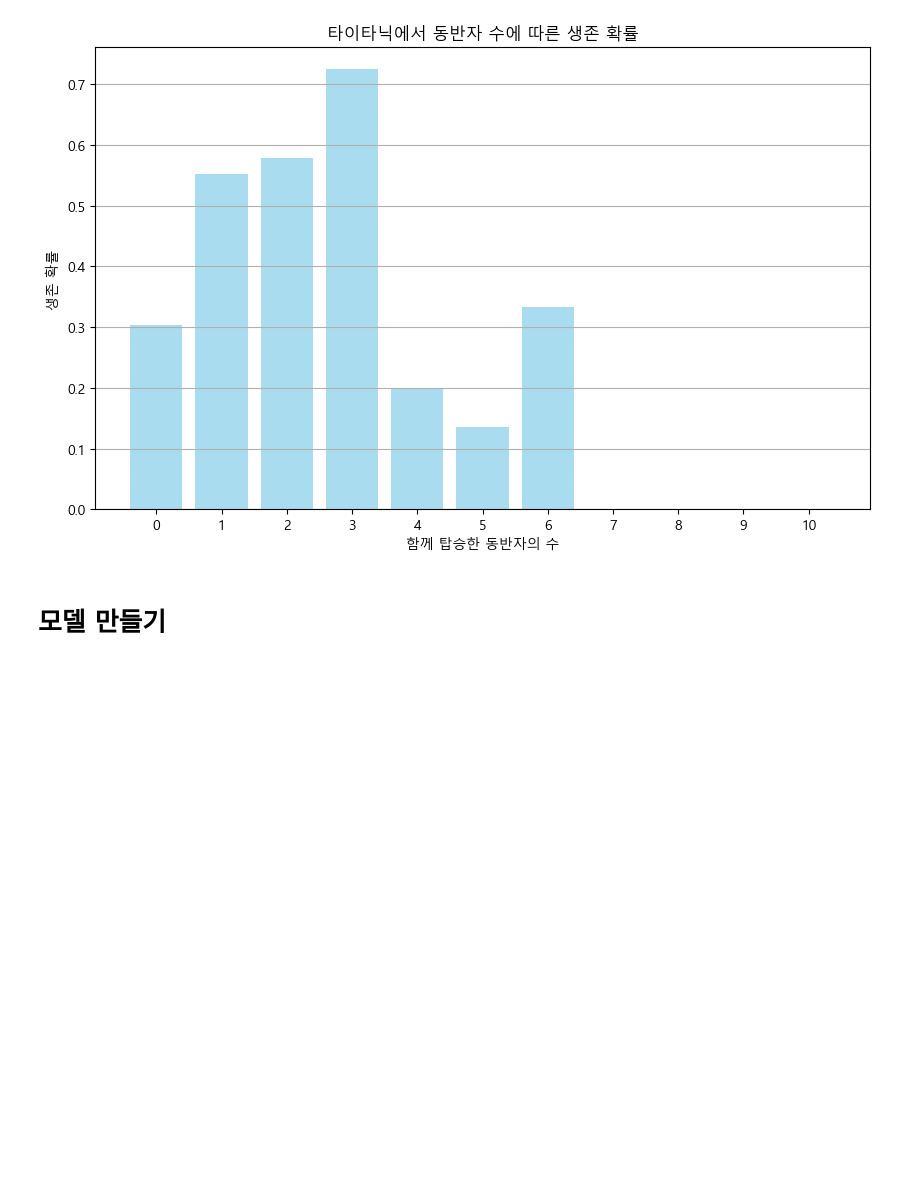
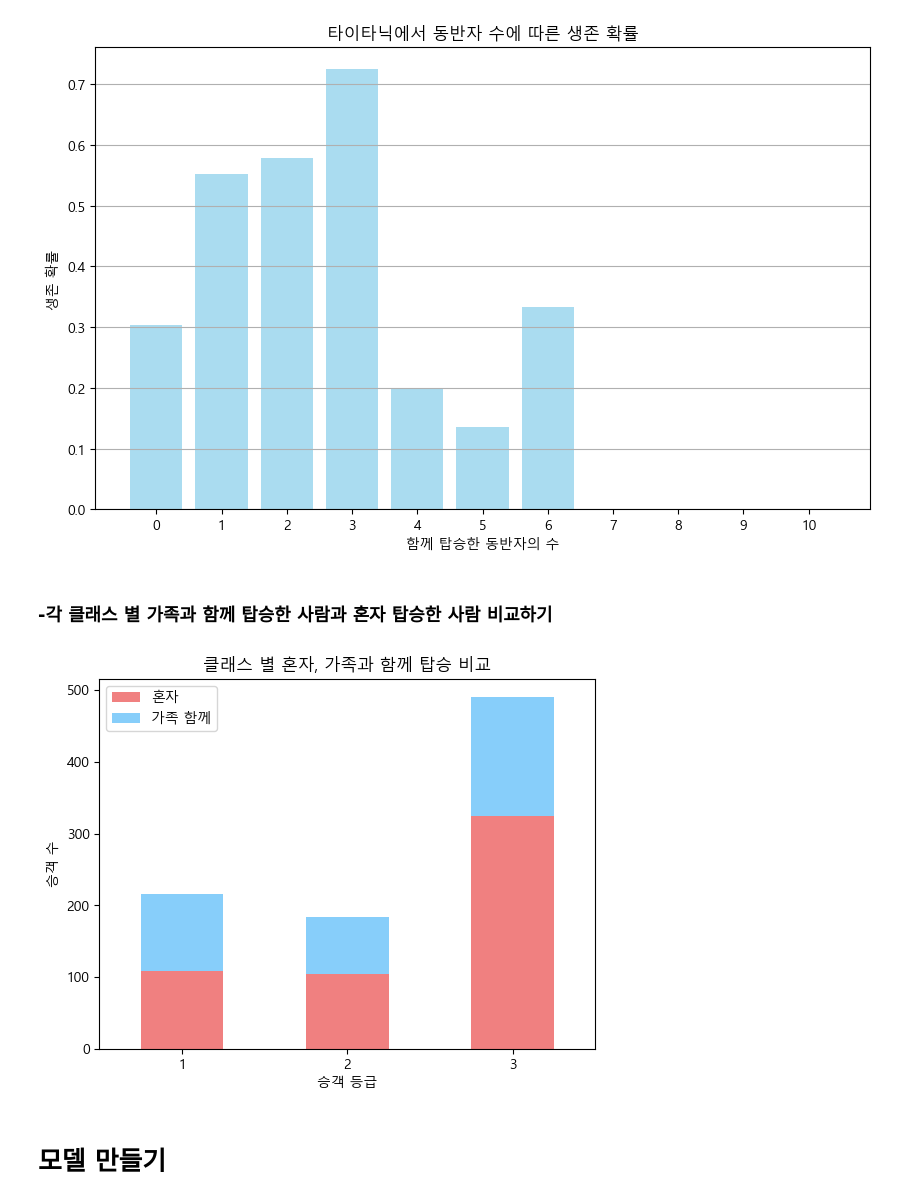
Before and after one commit to chasangho415/urban-enigma, a Jupyter notebook: assignment.ipynb, the cells around one changed output. Drawn from its saved outputs; the diff is of its cells as text; code cells hidden in the pictures; blank space fills up the shorter version.

```diff
--- a/assignment.ipynb
+++ b/assignment.ipynb
@@ -168,5 +226,23 @@ plt.grid(axis='y')
 plt.show()
 # %% [output]
 [figure]
+# %% [markdown]
+### -각 클래스 별 가족과 함께 탑승한 사람과 혼자 탑승한 사람 비교하기
+# %%
+df['family_size'] = df['family_size'].apply(lambda x: 1 if x > 0 else 0)
+
+# 클래스별 가족과 함께 또는 혼자 탑승한 사람의 수 계산
+family_counts = df.groupby(['Pclass', 'family_size']).size().unstack()
+
+# 그래프로 시각화
+family_counts.plot(kind='bar', stacked=True, color=['lightcoral', 'lightskyblue'])
+plt.title('클래스 별 혼자, 가족과 함께 탑승 비교')
+plt.xlabel('승객 등급')
+plt.ylabel('승객 수')
+plt.legend(['혼자', '가족 함께'])
+plt.xticks(rotation=0)
+plt.show()
+# %% [output]
+[figure, added]
 # %% [markdown]
 # 모델 만들기
```
Also changed, not shown: parts of 26 cells of this notebook, 1 other file.
